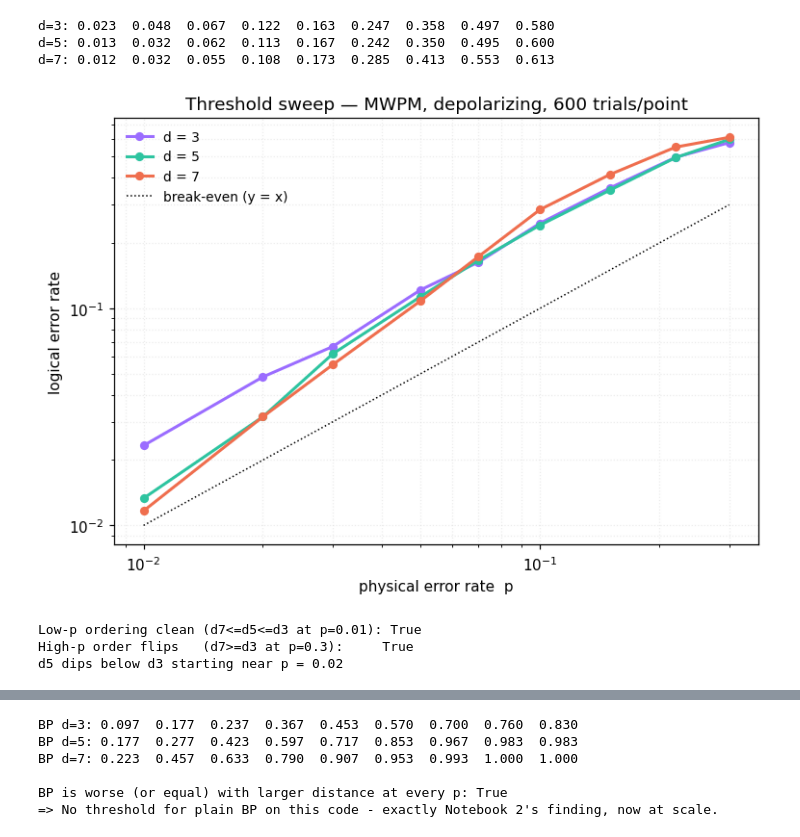
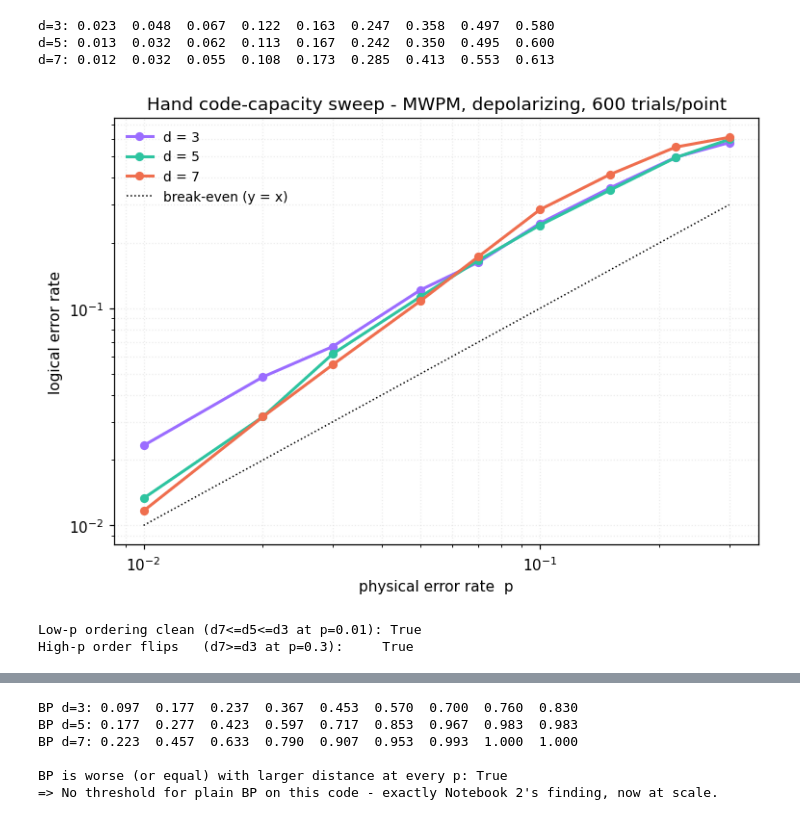
Before and after one commit to kondshk/QEC-Explorer, a Jupyter notebook: notebook03_noise_and_threshold.ipynb, the cells around one changed output, grey strips where cells are left out. Saved outputs shown, nothing was run; the diff lists cells and outputs as text; code cells hidden in the pictures.

```diff
--- a/notebook03_noise_and_threshold.ipynb
+++ b/notebook03_noise_and_threshold.ipynb
@@ -102,27 +290,0 @@ error XOR itself = {}  (empty = cancelled ✓)
-# %%
-# We need logical_status from Notebook 1 to judge residuals. (Port of logicalStatus.)
-def logical_status(stabs, errors, d):
-    syn = compute_syndrome(stabs, errors)
-    if any(syn):
-        return {"logical": False, "detectable": True}
-    x_col0 = z_row0 = 0
-    for r in range(d):
-        e = errors.get((r, 0))
-        if e and e.get("x"): x_col0 ^= 1
-    for c in range(d):
-        e = errors.get((0, c))
-        if e and e.get("z"): z_row0 ^= 1
-    return {"logical": (x_col0 == 1 or z_row0 == 1), "detectable": False}
-
-def evaluate_correction(stabs, original_errors, correction, d):
-    # Port of evaluateCorrection(). Returns status in {fixed, logical-introduced, left-codespace}.
-    residual = combine_errors(original_errors, correction)
-    if any(compute_syndrome(stabs, residual)):
-        return {"status": "left-codespace", "ok": False, "label": "Did not return to codespace ✗"}
-    if logical_status(stabs, residual, d)["logical"]:
-        return {"status": "logical-introduced", "ok": False, "label": "Logical error introduced ✗"}
-    return {"status": "fixed", "ok": True, "label": "Fixed ✓"}
-
-# sanity: the perfect correction (== the error) always fixes a detectable error
-err = {(1,1): {"x": True, "z": False}}
-print("perfect correction verdict:", evaluate_correction(stabs, err, err, d)["label"])
@@ -526,12 +353,9 @@ We run this with the **MWPM decoder** (the strongest of our three; we'll check B
 # %%
 SWEEP_PS = [0.01, 0.02, 0.03, 0.05, 0.07, 0.10, 0.15, 0.22, 0.30]
-TRIALS = 600          # matches the kind of count the web tool uses; honest about noise
-DECODER = "mwpm"
-MODEL = "depolarizing"
-
+TRIALS = 600
 curves = {}
 for dist in (3, 5, 7):
-    curves[dist] = [logical_error_rate(dist, p, MODEL, 1, DECODER, TRIALS, seed=1000 + dist)
+    curves[dist] = [logical_error_rate(dist, p, "depolarizing", 1, "mwpm", TRIALS, seed=1000 + dist)
                     for p in SWEEP_PS]
     print(f"d={dist}: " + "  ".join(f"{v:.3f}" for v in curves[dist]))
 # %% [output]
@@ -541,31 +365,23 @@ d=7: 0.012  0.032  0.055  0.108  0.173  0.285  0.413  0.553  0.613
 # %%
 fig, ax = plt.subplots(figsize=(7, 5))
 colors = {3: "#9b6dff", 5: "#2ec4a0", 7: "#ef6e4e"}
 for dist in (3, 5, 7):
     ax.loglog(SWEEP_PS, [max(v, 1e-3) for v in curves[dist]], "o-",
               color=colors[dist], label=f"d = {dist}", lw=2, ms=5)
 ax.loglog(SWEEP_PS, SWEEP_PS, "k:", lw=1, label="break-even (y = x)")
-ax.set_xlabel("physical error rate  p")
-ax.set_ylabel("logical error rate")
-ax.set_title(f"Threshold sweep - {DECODER.upper()}, {MODEL}, {TRIALS} trials/point")
+ax.set_xlabel("physical error rate  p"); ax.set_ylabel("logical error rate")
+ax.set_title("Hand code-capacity sweep - MWPM, depolarizing, 600 trials/point")
 ax.legend(frameon=False, fontsize=9)
 ax.grid(True, which="both", ls=":", color="0.85", alpha=0.5)
 plt.tight_layout(); plt.show()
 # %% [output]
-[figure, old version]
+[figure, new version]
 # %%
-# Quantify the honesty: is the low-p ordering clean? does the order flip at high p?
 lo, hi = 0, len(SWEEP_PS) - 1
 low_ordered = curves[7][lo] <= curves[5][lo] <= curves[3][lo]
 high_flipped = curves[7][hi] >= curves[3][hi]
-cross_p = None
-for i, p in enumerate(SWEEP_PS):
-    if curves[5][i] < curves[3][i] - 0.01:
-        cross_p = p; break
 print(f"Low-p ordering clean (d7<=d5<=d3 at p={SWEEP_PS[lo]}): {low_ordered}")
 print(f"High-p order flips   (d7>=d3 at p={SWEEP_PS[hi]}):     {high_flipped}")
-print(f"d5 dips below d3 starting near p = {cross_p}")
 # %% [output]
 Low-p ordering clean (d7<=d5<=d3 at p=0.01): True
 High-p order flips   (d7>=d3 at p=0.3):     True
-d5 dips below d3 starting near p = 0.02
```
Also changed, not shown: parts of 31 cells of this notebook, 5 other files.
